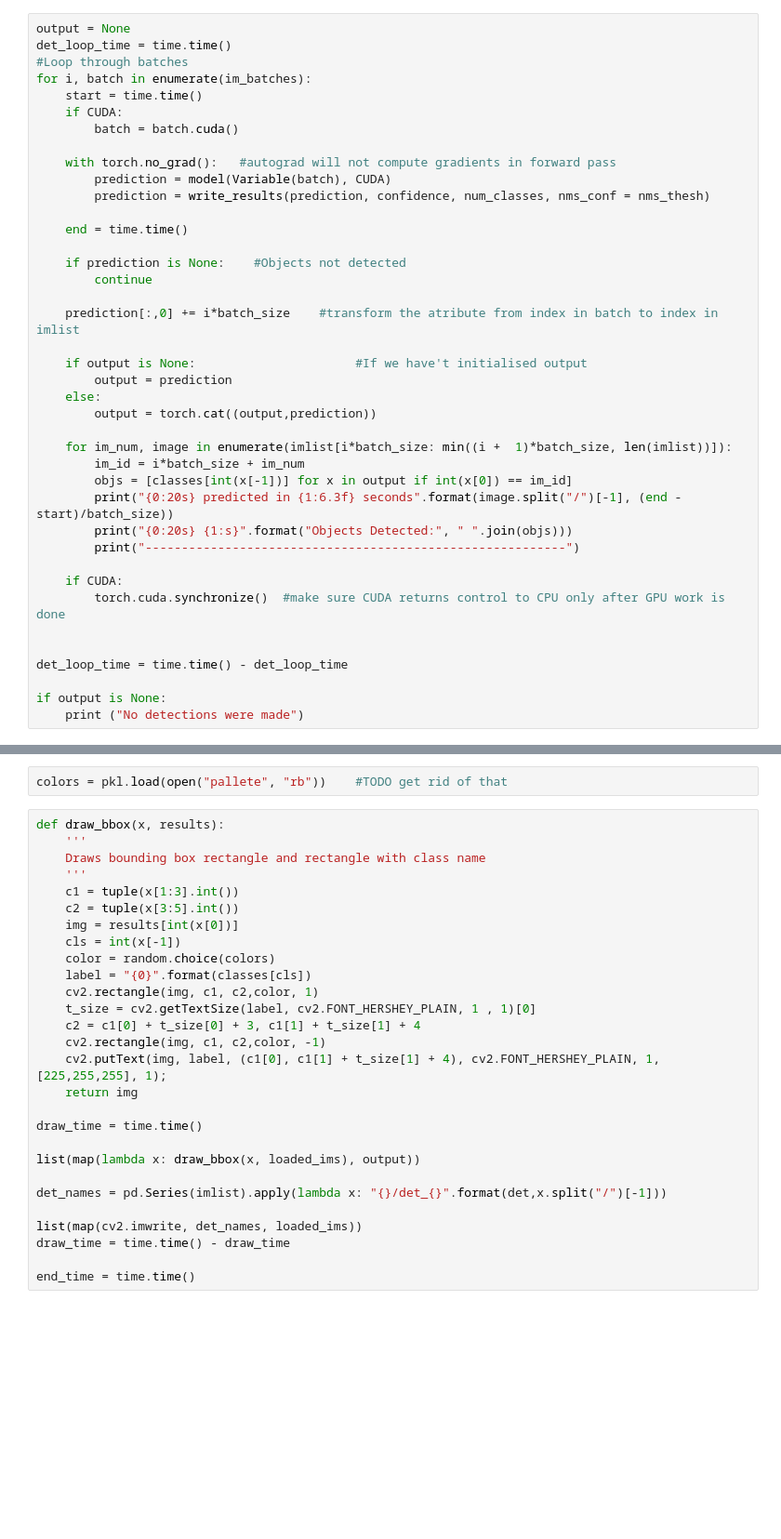
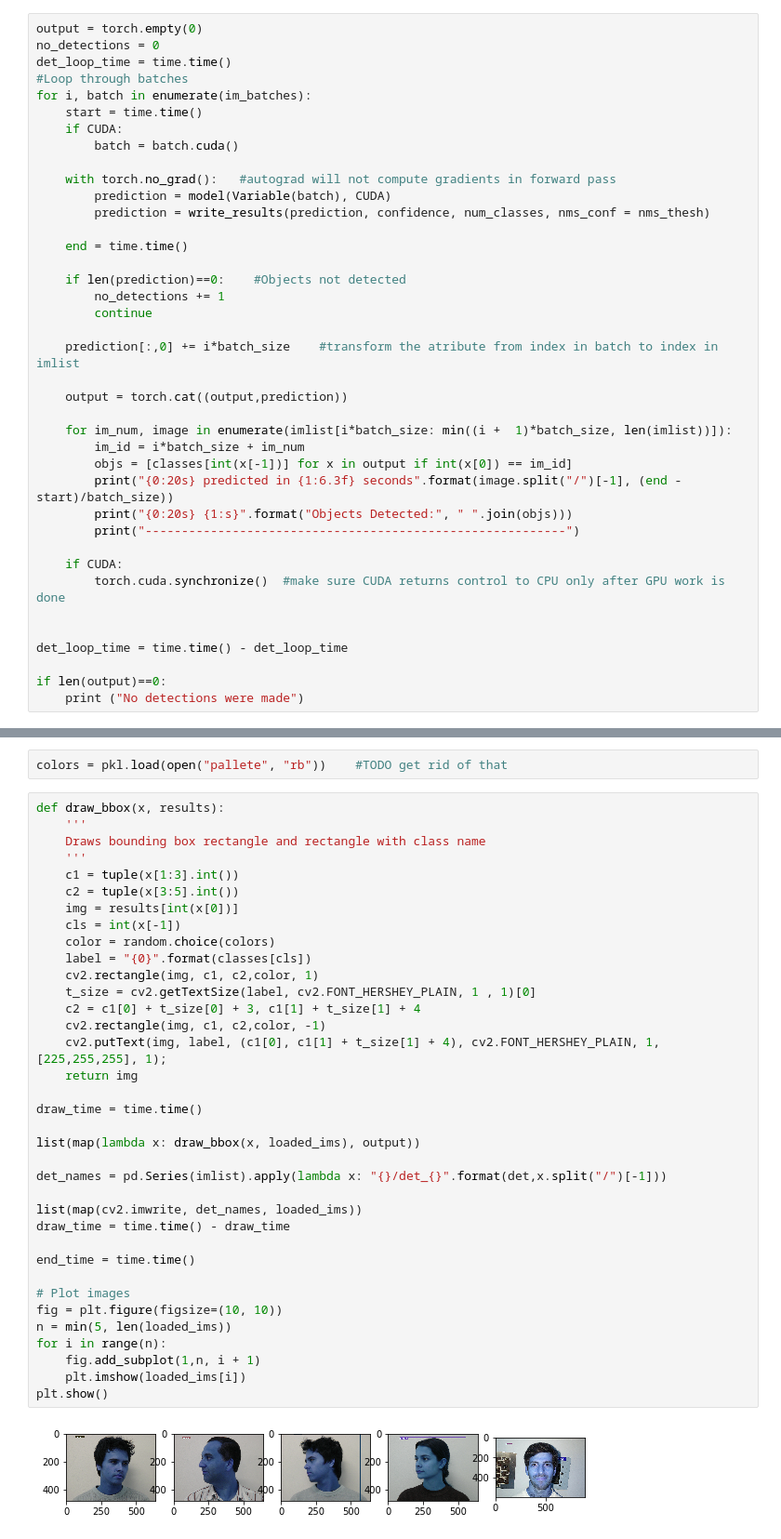
Before and after one commit to Andre6o6/yolo_v3, a Jupyter notebook: detector_example.ipynb, the cells around one changed output, grey strips where cells are left out. Shown at 93% size. Saved outputs shown, nothing was run; the diff lists cells and outputs as text; blank space fills up the shorter version.

Commit message:
Use torch.empty for concatination of predictions. Use letterbox transformation instead of rescaling.

```diff
--- a/detector_example.ipynb
+++ b/detector_example.ipynb
@@ -103,5 +114,6 @@ load_batch_time = time.time() - load_batch_time
 # %%
-output = None
+output = torch.empty(0)
+no_detections = 0
 det_loop_time = time.time()
 #Loop through batches
 for i, batch in enumerate(im_batches):
@@ -115,15 +127,13 @@ for i, batch in enumerate(im_batches):
 
     end = time.time()
 
-    if prediction is None:    #Objects not detected
+    if len(prediction)==0:    #Objects not detected
+        no_detections += 1
         continue
 
     prediction[:,0] += i*batch_size    #transform the atribute from index in batch to index in imlist
 
-    if output is None:                      #If we have't initialised output
-        output = prediction
-    else:
-        output = torch.cat((output,prediction))
+    output = torch.cat((output,prediction))
 
     for im_num, image in enumerate(imlist[i*batch_size: min((i +  1)*batch_size, len(imlist))]):
         im_id = i*batch_size + im_num
@@ -138,6 +148,6 @@ for i, batch in enumerate(im_batches):
 
 det_loop_time = time.time() - det_loop_time
 
-if output is None:
+if len(output)==0:
     print ("No detections were made")
 # %% [output]
@@ -170,31 +196,41 @@ colors = pkl.load(open("pallete", "rb"))    #TODO get rid of that
 # %%
 def draw_bbox(x, results):
     '''
     Draws bounding box rectangle and rectangle with class name
     '''
     c1 = tuple(x[1:3].int())
     c2 = tuple(x[3:5].int())
     img = results[int(x[0])]
     cls = int(x[-1])
     color = random.choice(colors)
     label = "{0}".format(classes[cls])
     cv2.rectangle(img, c1, c2,color, 1)
     t_size = cv2.getTextSize(label, cv2.FONT_HERSHEY_PLAIN, 1 , 1)[0]
     c2 = c1[0] + t_size[0] + 3, c1[1] + t_size[1] + 4
     cv2.rectangle(img, c1, c2,color, -1)
     cv2.putText(img, label, (c1[0], c1[1] + t_size[1] + 4), cv2.FONT_HERSHEY_PLAIN, 1, [225,255,255], 1);
     return img
 
 draw_time = time.time()
 
 list(map(lambda x: draw_bbox(x, loaded_ims), output))
 
 det_names = pd.Series(imlist).apply(lambda x: "{}/det_{}".format(det,x.split("/")[-1]))
 
 list(map(cv2.imwrite, det_names, loaded_ims))
 draw_time = time.time() - draw_time
 
 end_time = time.time()
+
+# Plot images
+fig = plt.figure(figsize=(10, 10))
+n = min(5, len(loaded_ims))
+for i in range(n):
+    fig.add_subplot(1,n, i + 1)
+    plt.imshow(loaded_ims[i])
+plt.show()
+# %% [output]
+[figure, added]
 # %%
 #TODO keep dituration time, not checkpoints, because jupyter blocks
 print("SUMMARY")
```
Also changed, not shown: parts of 8 cells of this notebook, 3 other files.
